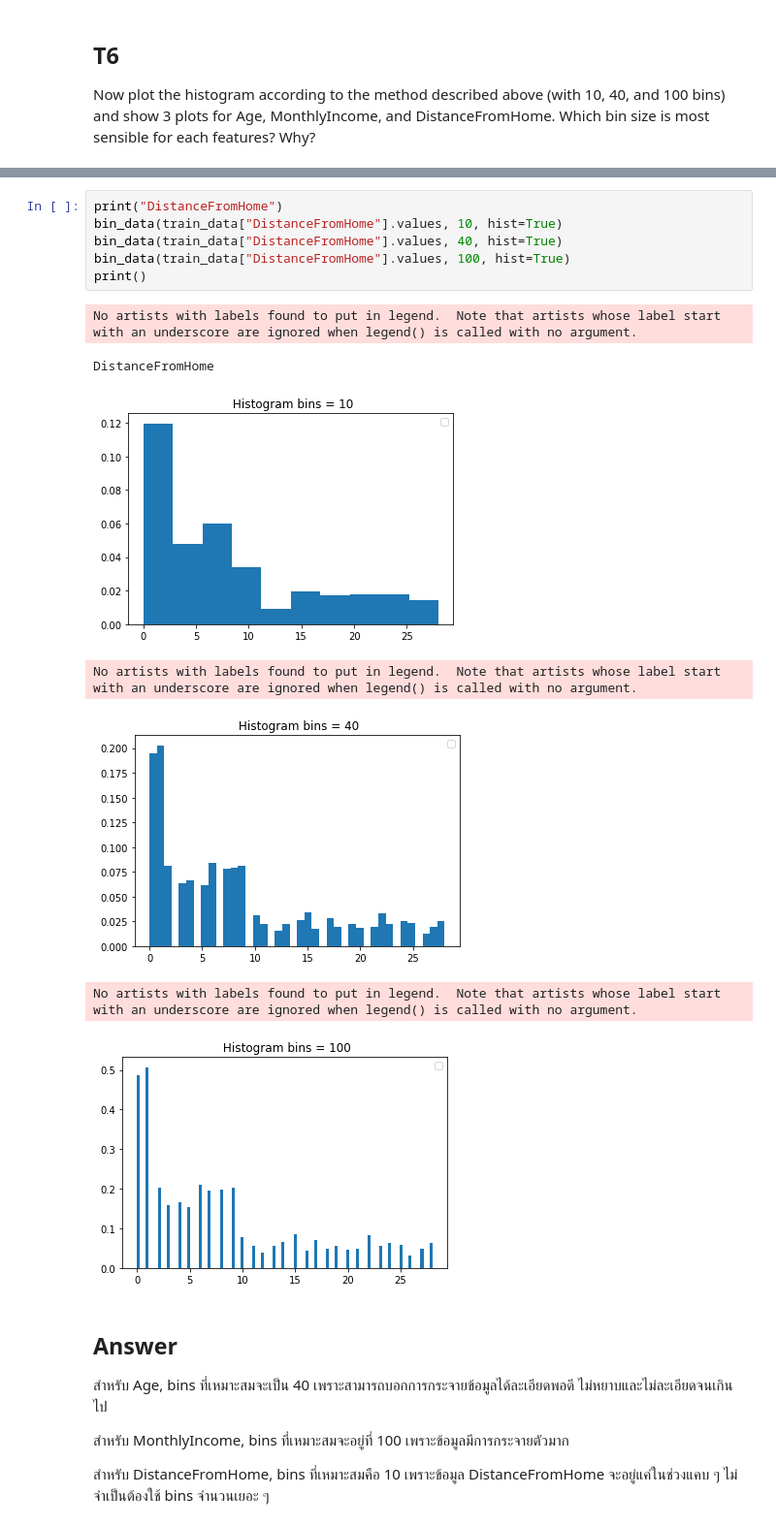
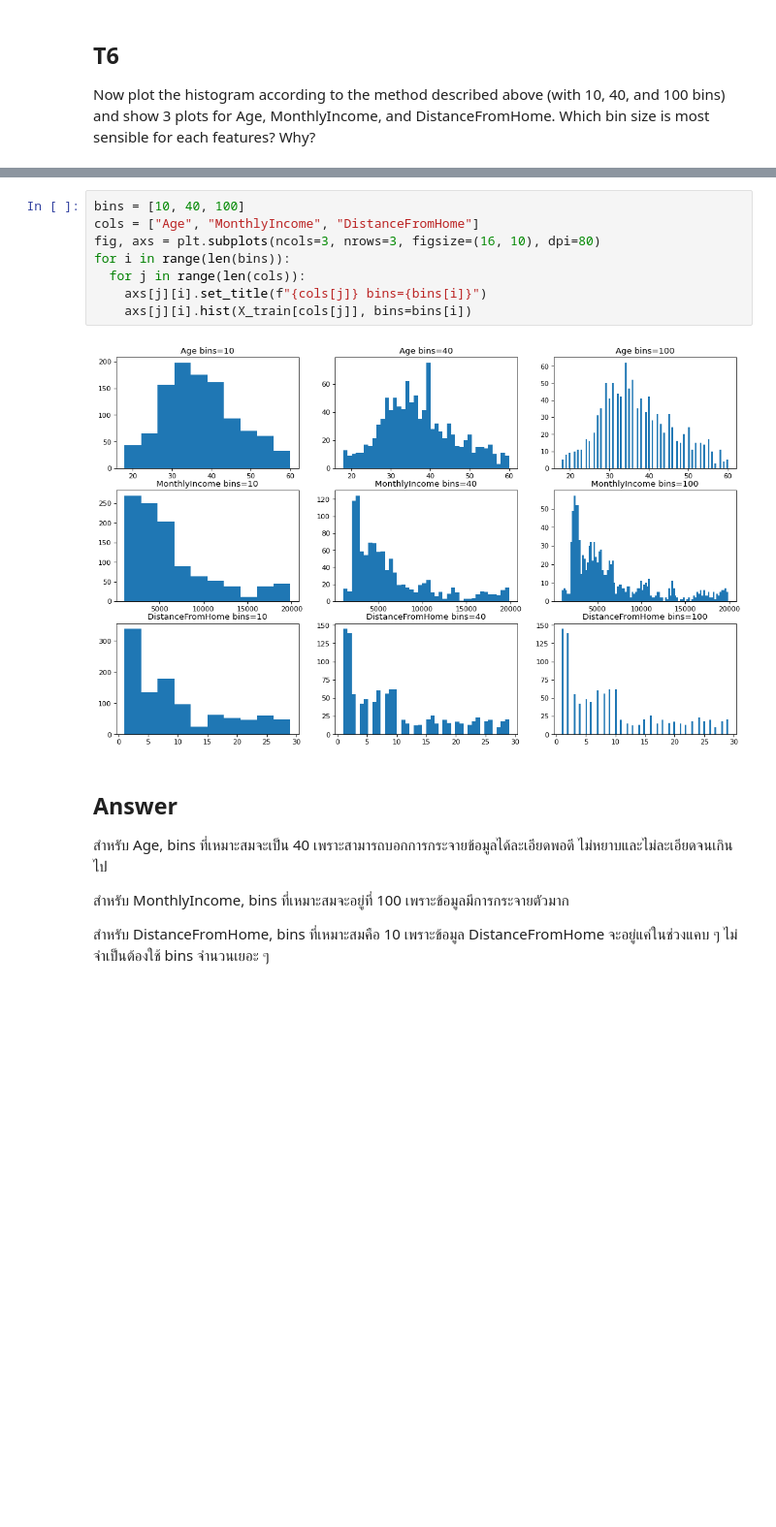
Before and after one commit to saenyakorn/2110573-PATT-RECOG, a Jupyter notebook: HW/HW02/HW02_Saenyakorn_Siangsanoh.ipynb, the cells around one changed output, grey strips where cells are left out. Shown at 97% size. Cells and saved outputs as stored; diff of their text form; blank space fills up the shorter version.

```diff
--- a/HW/HW02/HW02_Saenyakorn_Siangsanoh.ipynb
+++ b/HW/HW02/HW02_Saenyakorn_Siangsanoh.ipynb
@@ -413,17 +292,13 @@ No artists with labels found to put in legend.  Note that artists whose label st
-# %%
-print("DistanceFromHome")
-bin_data(train_data["DistanceFromHome"].values, 10, hist=True)
-bin_data(train_data["DistanceFromHome"].values, 40, hist=True)
-bin_data(train_data["DistanceFromHome"].values, 100, hist=True)
-print()
-# %% [output]
-No artists with labels found to put in legend.  Note that artists whose label start with an underscore are ignored when legend() is called with no argument.
-DistanceFromHome
-[figure, removed]
-No artists with labels found to put in legend.  Note that artists whose label start with an underscore are ignored when legend() is called with no argument.
-[figure, removed]
-No artists with labels found to put in legend.  Note that artists whose label start with an underscore are ignored when legend() is called with no argument.
-[figure, removed]
+# %%
+bins = [10, 40, 100]
+cols = ["Age", "MonthlyIncome", "DistanceFromHome"]
+fig, axs = plt.subplots(ncols=3, nrows=3, figsize=(16, 10), dpi=80)
+for i in range(len(bins)):
+  for j in range(len(cols)):
+    axs[j][i].set_title(f"{cols[j]} bins={bins[i]}")
+    axs[j][i].hist(X_train[cols[j]], bins=bins[i])
+# %% [output]
+[figure, added]
 # %% [markdown]
 ## Answer
 
```
Also changed, not shown: parts of 26 cells of this notebook, 1 other file.
